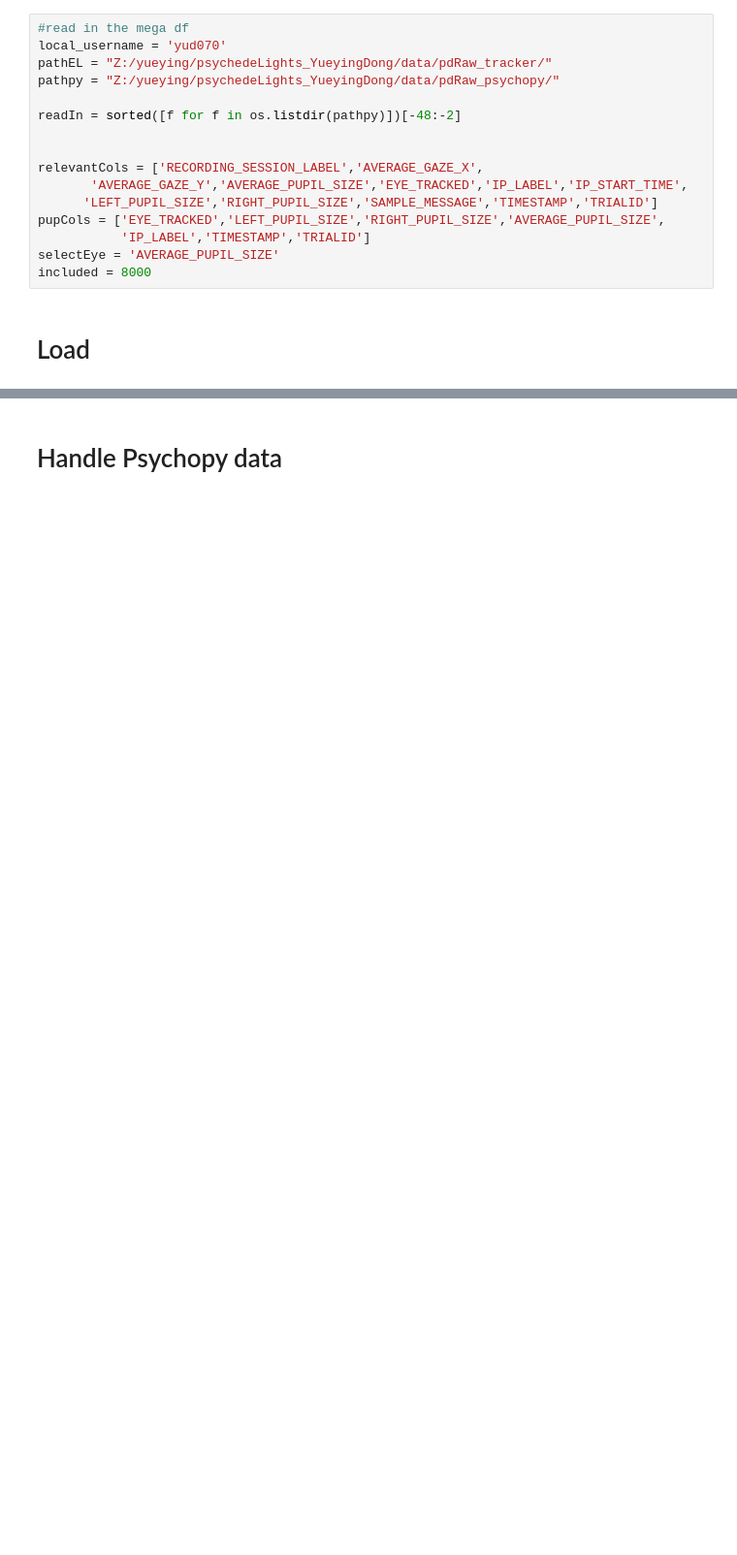
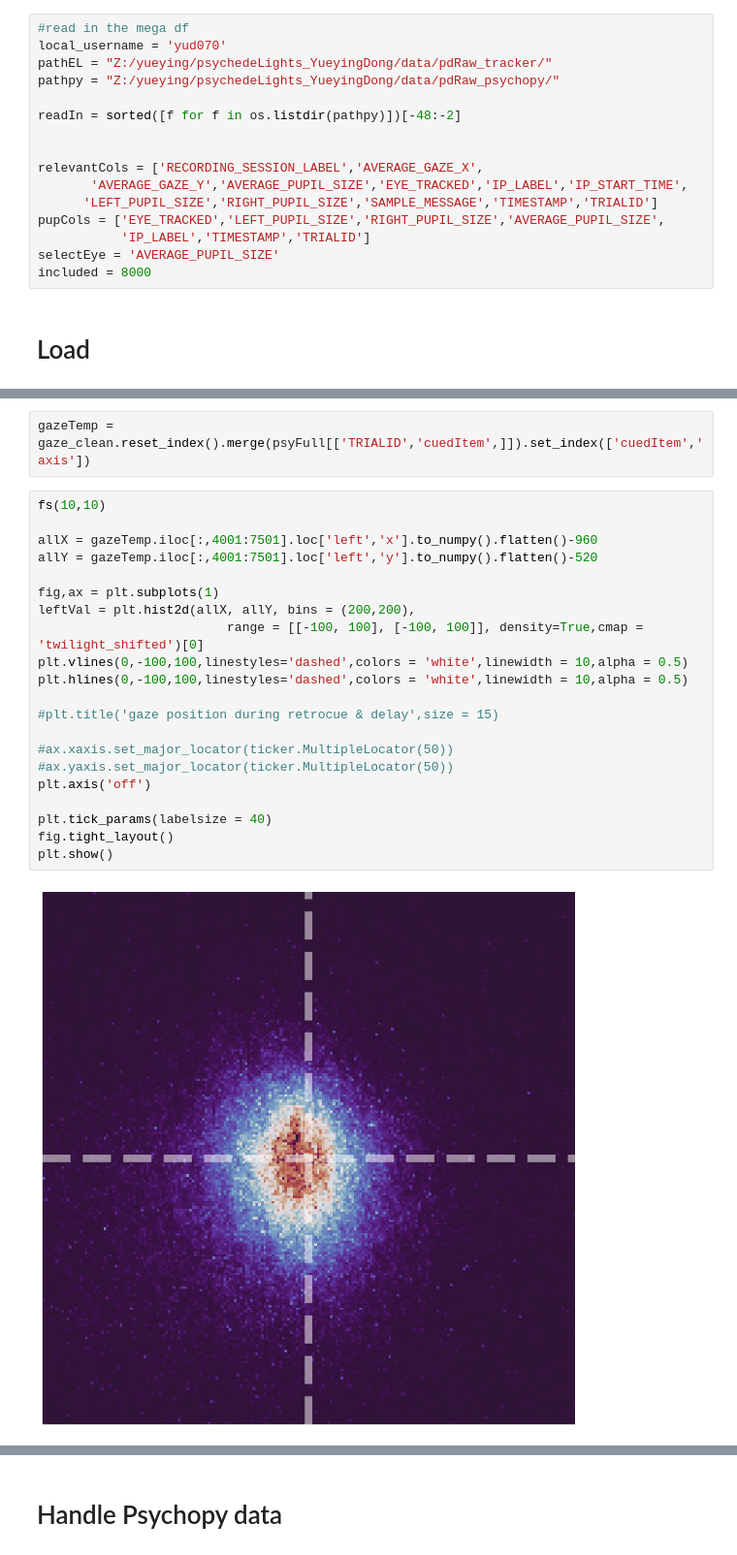
Before and after one commit to YueyingDong/yd2026_paper, a Jupyter notebook: mainPreprocessing.ipynb, the cells around one changed output, grey strips where cells are left out. Shown at 97% size. Drawn from its saved outputs; the diff is of its cells as text; blank space fills up the shorter version.

```diff
--- a/mainPreprocessing.ipynb
+++ b/mainPreprocessing.ipynb
@@ -82,0 +273,25 @@ Loading pre-processed pupil data...
+# %%
+gazeTemp = gaze_clean.reset_index().merge(psyFull[['TRIALID','cuedItem',]]).set_index(['cuedItem','axis'])
+# %%
+fs(10,10)
+
+allX = gazeTemp.iloc[:,4001:7501].loc['left','x'].to_numpy().flatten()-960
+allY = gazeTemp.iloc[:,4001:7501].loc['left','y'].to_numpy().flatten()-520
+
+fig,ax = plt.subplots(1)
+leftVal = plt.hist2d(allX, allY, bins = (200,200),
+                         range = [[-100, 100], [-100, 100]], density=True,cmap = 'twilight_shifted')[0]
+plt.vlines(0,-100,100,linestyles='dashed',colors = 'white',linewidth = 10,alpha = 0.5)
+plt.hlines(0,-100,100,linestyles='dashed',colors = 'white',linewidth = 10,alpha = 0.5)
+
+#plt.title('gaze position during retrocue & delay',size = 15)
+
+#ax.xaxis.set_major_locator(ticker.MultipleLocator(50))
+#ax.yaxis.set_major_locator(ticker.MultipleLocator(50))
+plt.axis('off')
+
+plt.tick_params(labelsize = 40)
+fig.tight_layout()
+plt.show()
+# %% [output]
+[figure, added]
```
Also changed, not shown: parts of 21 cells of this notebook, 4 other files.
